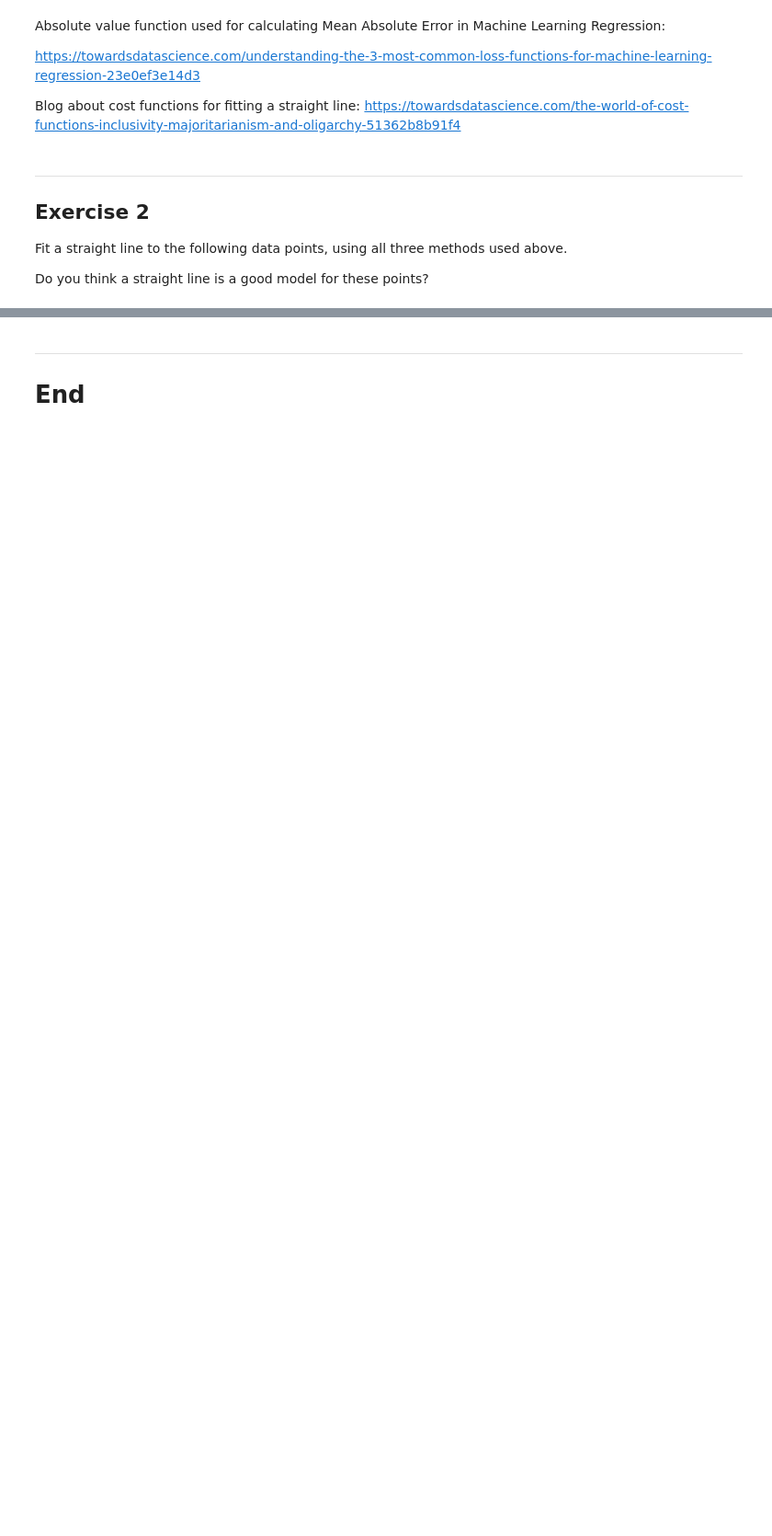
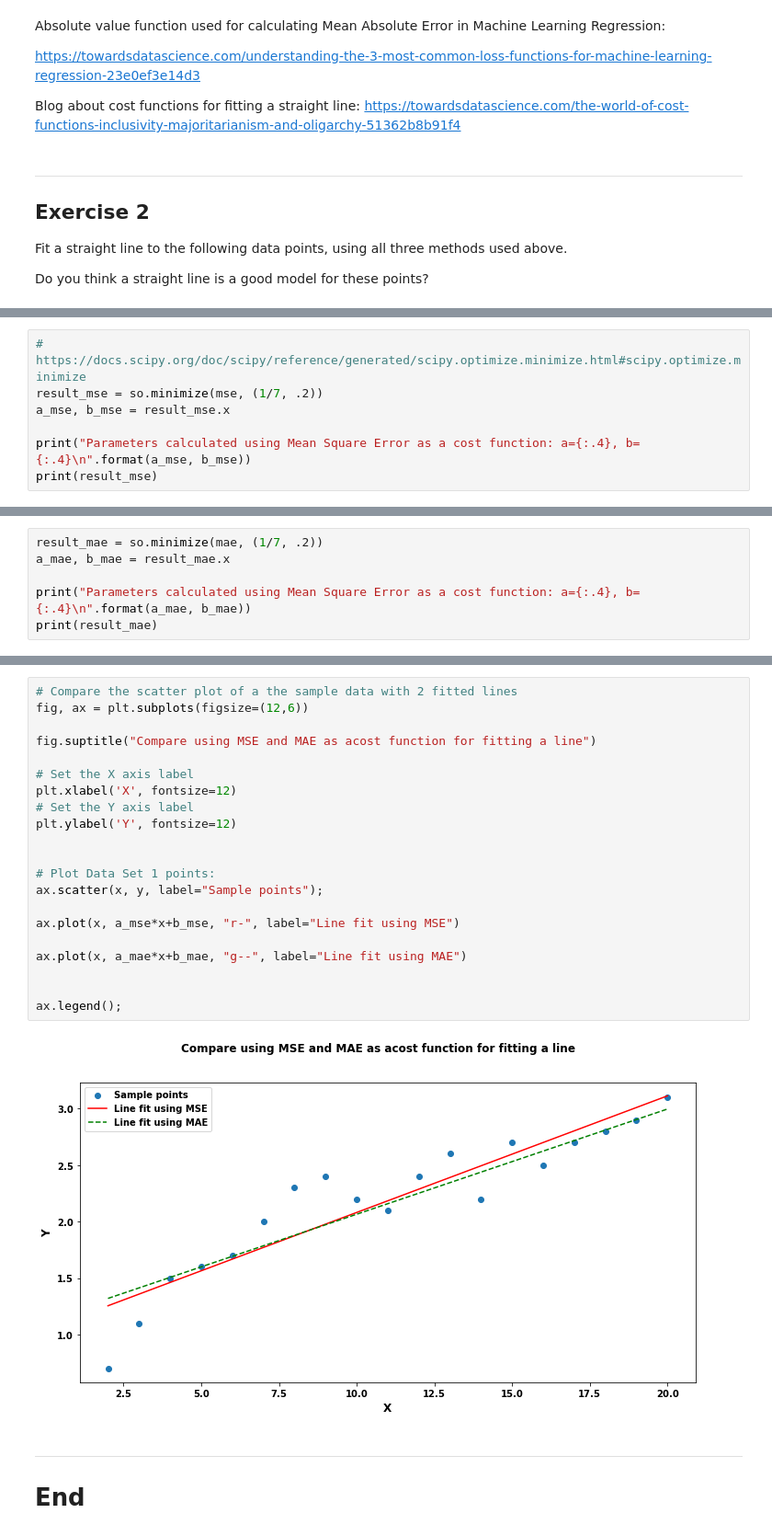
Before and after one commit to przemekbil/ML_and_stats, a Jupyter notebook: Assessment/Topic 2 - Models.ipynb, the cells around one changed output, grey strips where cells are left out. Shown: that part at 92% size. Cells and saved outputs as stored; diff of their text form; blank space fills up the shorter version.

```diff
--- a/Assessment/Topic 2 - Models.ipynb
+++ b/Assessment/Topic 2 - Models.ipynb
@@ -89,0 +116,7 @@ ax.plot(x, np.abs(x), 'b-', label="Absolute value function");
+# %%
+# https://docs.scipy.org/doc/scipy/reference/generated/scipy.optimize.minimize.html#scipy.optimize.minimize
+result_mse = so.minimize(mse, (1/7, .2))
+a_mse, b_mse = result_mse.x
+
+print("Parameters calculated using Mean Square Error as a cost function: a={:.4}, b={:.4}\n".format(a_mse, b_mse))
+print(result_mse)
@@ -89,0 +137,6 @@ ax.plot(x, np.abs(x), 'b-', label="Absolute value function");
+# %%
+result_mae = so.minimize(mae, (1/7, .2))
+a_mae, b_mae = result_mae.x
+
+print("Parameters calculated using Mean Square Error as a cost function: a={:.4}, b={:.4}\n".format(a_mae, b_mae))
+print(result_mae)
@@ -90,3 +157,26 @@ ax.plot(x, np.abs(x), 'b-', label="Absolute value function");
+# %%
+# Compare the scatter plot of a the sample data with 2 fitted lines
+fig, ax = plt.subplots(figsize=(12,6))
+
+fig.suptitle("Compare using MSE and MAE as acost function for fitting a line")
+
+# Set the X axis label
+plt.xlabel('X', fontsize=12)
+# Set the Y axis label
+plt.ylabel('Y', fontsize=12)
+
+
+# Plot Data Set 1 points:
+ax.scatter(x, y, label="Sample points");
+
+ax.plot(x, a_mse*x+b_mse, "r-", label="Line fit using MSE")
+
+ax.plot(x, a_mae*x+b_mae, "g--", label="Line fit using MAE")
+
+
+ax.legend();
+# %% [output]
+[figure, added]
 # %% [markdown]
 ___
 # End
```
Also changed, not shown: parts of 10 cells of this notebook.
